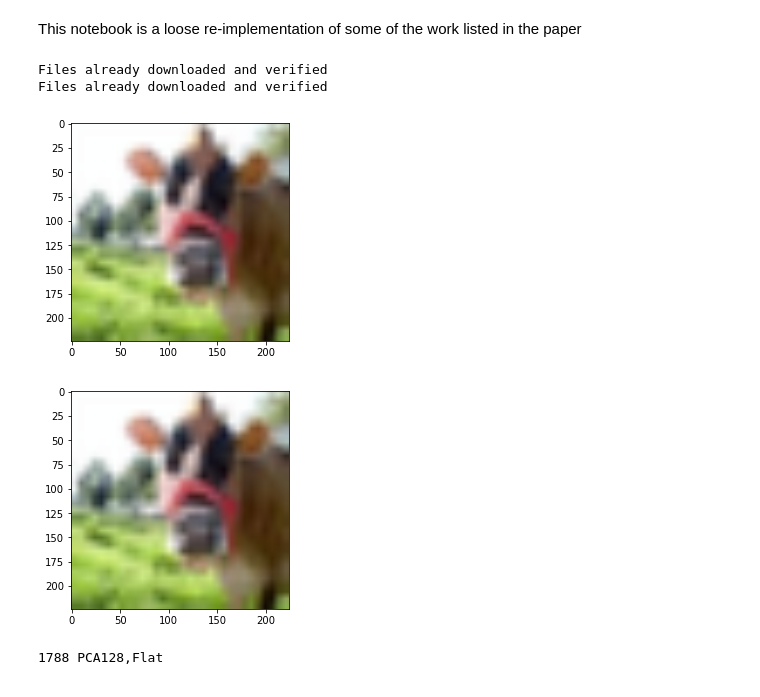
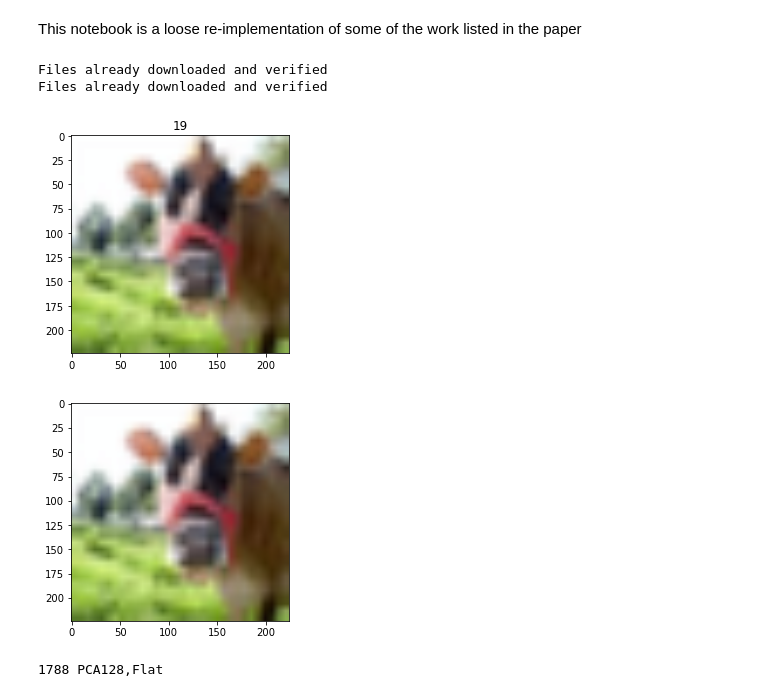
Before and after one commit to Pikus16/ExampleDifficultyScale, a Jupyter notebook: PaperExperiments.ipynb, the cells around one changed output. Drawn from its saved outputs; the diff is of its cells as text; code cells hidden in the pictures.

```diff
--- a/PaperExperiments.ipynb
+++ b/PaperExperiments.ipynb
@@ -59,33 +59,33 @@ def imshow_grid(tensors, img_titles=None,
 # %%
 # Get dataset
 train_dataset = datasets.CIFAR100('/data/cifar100/', train=True, download=True,
         transform=transforms.Compose([
             transforms.Resize(224),
             transforms.ToTensor(),
             transforms.Normalize(mean=[0.485, 0.456, 0.406],
                                  std=[0.229, 0.224, 0.225])
         ]))
 
 trainloader = torch.utils.data.DataLoader(train_dataset, batch_size=BATCH_SIZE,
             num_workers=8, shuffle = False)
 
 test_dataset = datasets.CIFAR100('/data/cifar100/', train=False, download=True,
         transform=transforms.Compose([
             transforms.Resize(224),
             transforms.ToTensor(),
             transforms.Normalize(mean=[0.485, 0.456, 0.406],
                                  std=[0.229, 0.224, 0.225])
         ]))
 
 testloader = torch.utils.data.DataLoader(test_dataset, batch_size=BATCH_SIZE,
             num_workers=8, shuffle = False)
 
-imshow(train_dataset[0][0])
+imshow(train_dataset[0][0], title=train_dataset[0][1])
 imshow(next(iter(trainloader))[0][0])
 # %% [output]
 Files already downloaded and verified
 Files already downloaded and verified
-[figure, old version]
+[figure, new version]
 [figure]
 # %%
 class IntermediateReps(torch.nn.Module):
```
Also changed, not shown: parts of 8 cells of this notebook.
